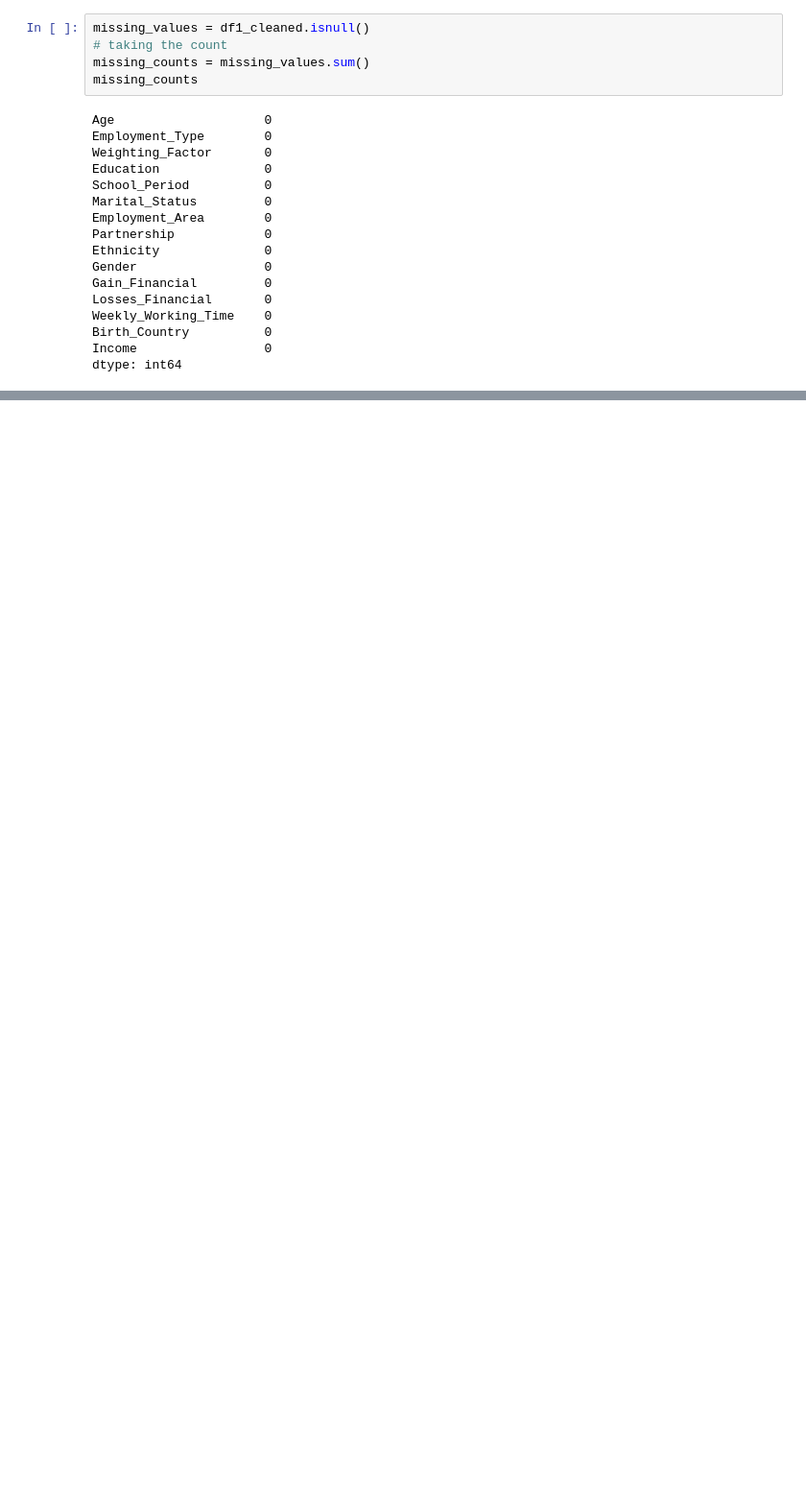
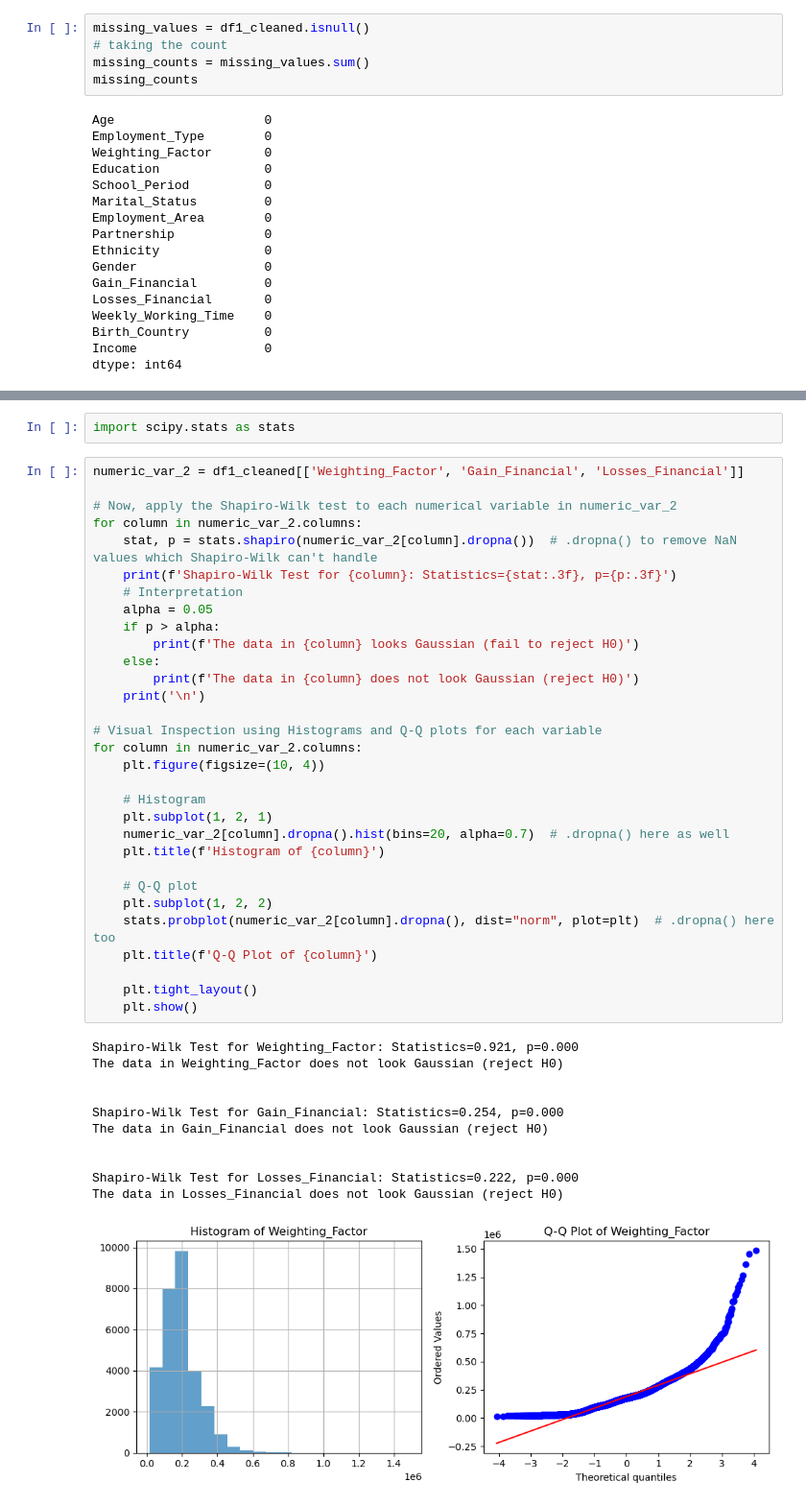
Before and after one commit to Inupa6677/Income-prediction-using-adult-data, a Jupyter notebook: ML Coursework 2024.ipynb, the cells around one changed output, grey strips where cells are left out. Shown at 96% size. Drawn from its saved outputs; the diff is of its cells as text; blank space fills up the shorter version.

```diff
--- a/ML Coursework 2024.ipynb
+++ b/ML Coursework 2024.ipynb
@@ -507,0 +543,45 @@ dtype: int64
+# %%
+import scipy.stats as stats
+# %%
+numeric_var_2 = df1_cleaned[['Weighting_Factor', 'Gain_Financial', 'Losses_Financial']]
+
+# Now, apply the Shapiro-Wilk test to each numerical variable in numeric_var_2
+for column in numeric_var_2.columns:
+    stat, p = stats.shapiro(numeric_var_2[column].dropna())  # .dropna() to remove NaN values which Shapiro-Wilk can't handle
+    print(f'Shapiro-Wilk Test for {column}: Statistics={stat:.3f}, p={p:.3f}')
+    # Interpretation
+    alpha = 0.05
+    if p > alpha:
+        print(f'The data in {column} looks Gaussian (fail to reject H0)')
+    else:
+        print(f'The data in {column} does not look Gaussian (reject H0)')
+    print('\n')
+
+# Visual Inspection using Histograms and Q-Q plots for each variable
+for column in numeric_var_2.columns:
+    plt.figure(figsize=(10, 4))
+
+    # Histogram
+    plt.subplot(1, 2, 1)
+    numeric_var_2[column].dropna().hist(bins=20, alpha=0.7)  # .dropna() here as well
+    plt.title(f'Histogram of {column}')
+
+    # Q-Q plot
+    plt.subplot(1, 2, 2)
+    stats.probplot(numeric_var_2[column].dropna(), dist="norm", plot=plt)  # .dropna() here too
+    plt.title(f'Q-Q Plot of {column}')
+
+    plt.tight_layout()
+    plt.show()
+# %% [output]
+Shapiro-Wilk Test for Weighting_Factor: Statistics=0.921, p=0.000
+The data in Weighting_Factor does not look Gaussian (reject H0)
+
+
+Shapiro-Wilk Test for Gain_Financial: Statistics=0.254, p=0.000
+The data in Gain_Financial does not look Gaussian (reject H0)
+
+
+Shapiro-Wilk Test for Losses_Financial: Statistics=0.222, p=0.000
+The data in Losses_Financial does not look Gaussian (reject H0)
+[figure, added]
```
Also changed, not shown: parts of 14 cells of this notebook, 1 other file.
